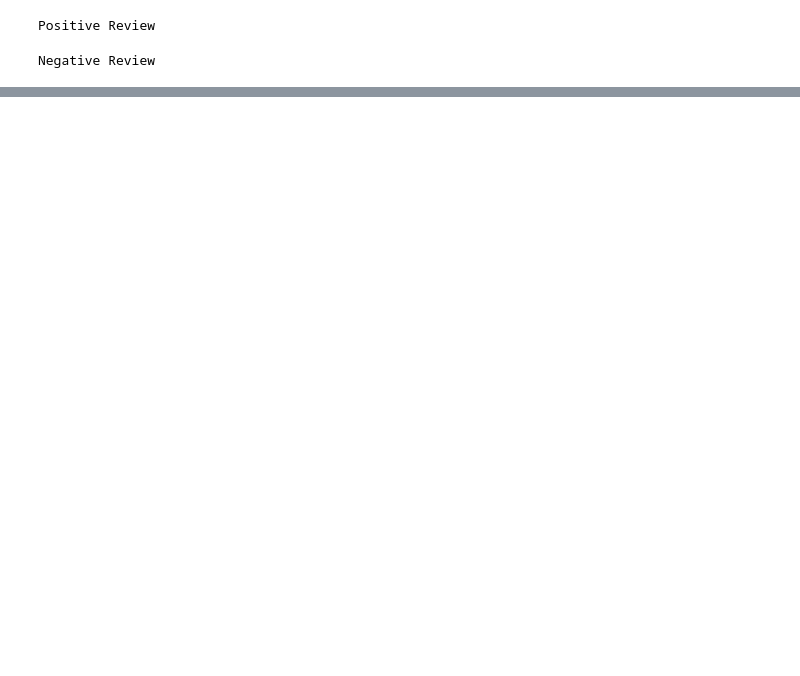
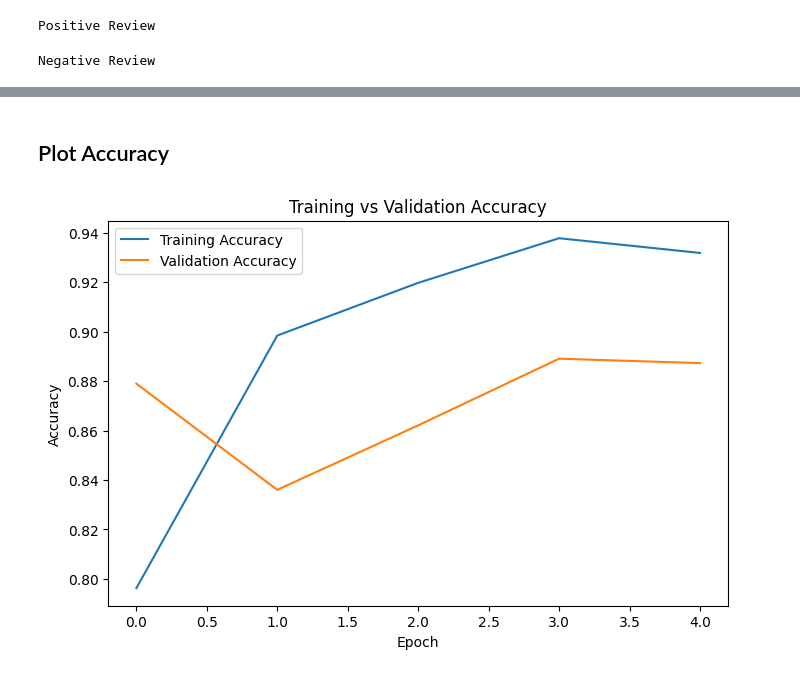
Before and after one commit to tojotk/IMDb_Movie_Reviews, a Jupyter notebook: IMDb_Movie_Reviews.ipynb, the cells around one changed output, grey strips where cells are left out. Drawn from its saved outputs; the diff is of its cells as text; code cells hidden in the pictures; blank space fills up the shorter version.

Commit message:
Add Word2Vec feature extraction, Functional API model, evaluation metrics, and model comparison"

```diff
--- a/IMDb_Movie_Reviews.ipynb
+++ b/IMDb_Movie_Reviews.ipynb
@@ -454,0 +686,10 @@ joblib.dump(tfidf, "tfidf_vectorizer.pkl")
+# %%
+# Compile the functional API model.
+# optimizer: The algorithm used to update model weights during training (Adam is a popular choice).
+# loss: The loss function to minimize (binary_crossentropy for binary classification).
+# metrics: Additional metrics to monitor during training and evaluation (accuracy in this case).
+functional_model.compile(
+    optimizer='adam',
+    loss='binary_crossentropy',
+    metrics=['accuracy']
+)
@@ -454,0 +698,16 @@ joblib.dump(tfidf, "tfidf_vectorizer.pkl")
+# %%
+# Train the deep learning model.
+# X_train_pad: The padded sequence data for training.
+# y_train: The corresponding target labels for training.
+# validation_split: Fraction of the training data to be used as validation data (0.2 means 20%).
+# epochs: Number of times to iterate over the entire training dataset.
+# batch_size: Number of samples per gradient update. Training data is split into batches.
+# verbose: Controls the verbosity of the output during training (1 shows progress bar).
+history = functional_model.fit(
+    X_train_pad,
+    y_train,
+    validation_split=0.2,
+    epochs=5,
+    batch_size=64,
+    verbose=1
+)
@@ -454,0 +767,22 @@ joblib.dump(tfidf, "tfidf_vectorizer.pkl")
+# %% [markdown]
+## Plot Accuracy
+# %%
+import matplotlib.pyplot as plt
+
+plt.figure(figsize=(8,5))
+
+plt.plot(history.history['accuracy'], label='Training Accuracy')
+
+plt.plot(history.history['val_accuracy'], label='Validation Accuracy')
+
+plt.xlabel("Epoch")
+
+plt.ylabel("Accuracy")
+
+plt.title("Training vs Validation Accuracy")
+
+plt.legend()
+
+plt.show()
+# %% [output]
+[figure, added]
```
Also changed, not shown: parts of 55 cells of this notebook.
